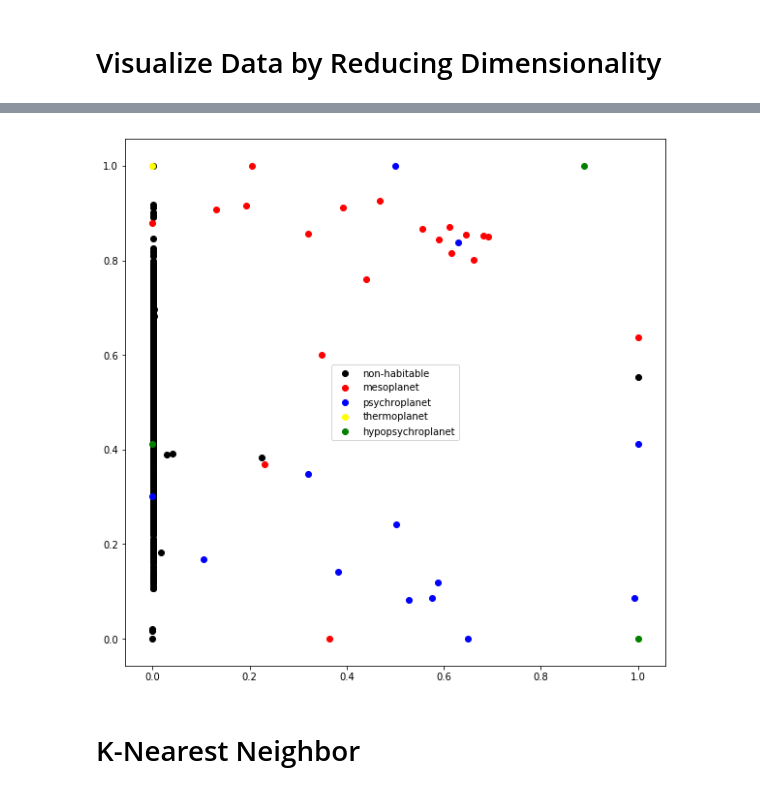
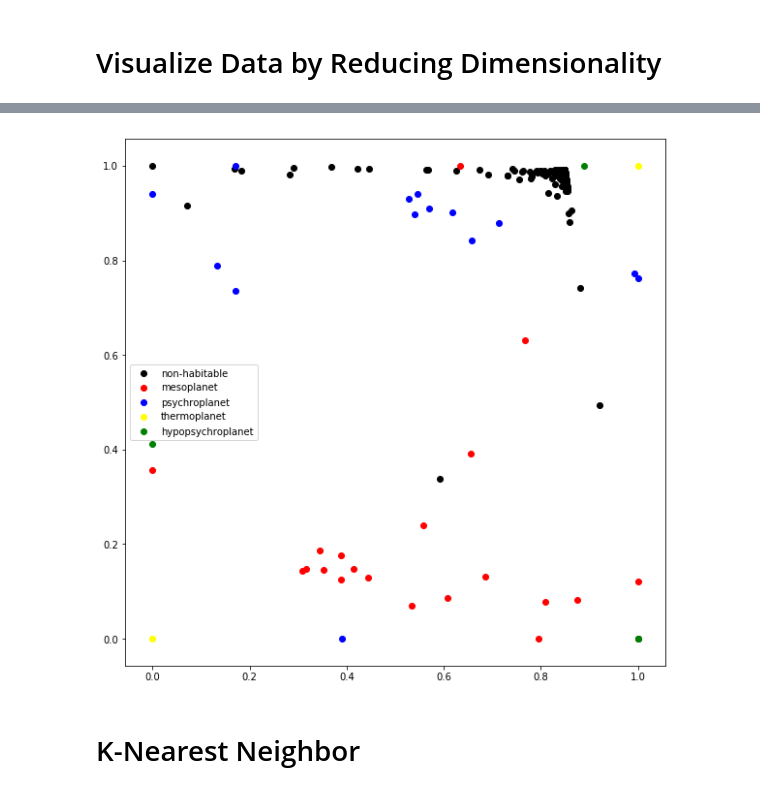
Before and after one commit to JstnClmnt/AI2-Machine-Learning, a Jupyter notebook: On Planetary Habitability.ipynb, the cells around one changed output, grey strips where cells are left out. Saved outputs shown, nothing was run; the diff lists cells and outputs as text; code cells hidden in the pictures.

Commit message:
added figures hehe

```diff
--- a/On Planetary Habitability.ipynb
+++ b/On Planetary Habitability.ipynb
@@ -28,7 +28,7 @@ warnings.filterwarnings('ignore')
 # Data Reading and Cleaning
 # %%
 df=pd.read_csv("phl_hec_all_confirmed.csv", error_bad_lines=False)
-df=df[["P. Name","P. Mass (EU)","P. Radius (EU)","P. Density (EU)","P. Gravity (EU)","P. Esc Vel (EU)","P. SFlux Mean (EU)","P. Teq Mean (K)","P. Ts Mean (K)","P. Surf Press (EU)","P. Period (days)","P. Sem Major Axis (AU)","P. Mean Distance (AU)","P. Eccentricity","S. Mass (SU)","S. Radius (SU)","S. Teff (K)","S. Luminosity (SU)","S. [Fe/H]","S. Hab Zone Min (AU)","S. Hab Zone Max (AU)","P. Habitable Class"]]
+df=df[["P. Name","P. Mass (EU)","P. Radius (EU)","P. Density (EU)","P. Gravity (EU)","P. Esc Vel (EU)","P. SFlux Mean (EU)","P. Teq Mean (K)","P. Surf Press (EU)","P. Period (days)","P. Sem Major Axis (AU)","P. Mean Distance (AU)","P. Eccentricity","S. Mass (SU)","S. Radius (SU)","S. Teff (K)","S. Luminosity (SU)","S. [Fe/H]","S. Hab Zone Min (AU)","S. Hab Zone Max (AU)","P. Habitable Class"]]
 df=df.dropna()
 df.head()
 # %% [output]
@@ -59,7 +59,8 @@ colors=["black","red","blue","yellow","green"]
 plt.figure(figsize=(10,10))
 for x in range(len(labels)):
     data=df[df["P. Habitable Class"]==labels[x]]
-    data=data[["P. Mass (EU)","P. Radius (EU)","P. Density (EU)","P. Gravity (EU)","P. Esc Vel (EU)","P. SFlux Mean (EU)","P. Teq Mean (K)","P. Ts Mean (K)","P. Surf Press (EU)","P. Period (days)","P. Sem Major Axis (AU)","P. Mean Distance (AU)","P. Eccentricity","S. Mass (SU)","S. Radius (SU)","S. Teff (K)","S. Luminosity (SU)","S. [Fe/H]","S. Hab Zone Min (AU)","S. Hab Zone Max (AU)"]]
+    print(labels[x]+":"+str(len(data)))
+    data=data[["P. Mass (EU)","P. Radius (EU)","P. Density (EU)","P. Gravity (EU)","P. Esc Vel (EU)","P. SFlux Mean (EU)","P. Teq Mean (K)","P. Surf Press (EU)","P. Period (days)","P. Sem Major Axis (AU)","P. Mean Distance (AU)","P. Eccentricity","S. Mass (SU)","S. Radius (SU)","S. Teff (K)","S. Luminosity (SU)","S. [Fe/H]","S. Hab Zone Min (AU)","S. Hab Zone Max (AU)"]]
     pca = sklearnPCA(n_components=2,random_state=0)
     reduced = pd.DataFrame(pca.fit_transform(data))
     reduced= (reduced - reduced.min())/(reduced.max() - reduced.min())
@@ -72,19 +78,19 @@ plt.show()
 # %%
 labels=df["P. Habitable Class"].unique().tolist()
 colors=["black","red","blue","yellow","green"]
 plt.figure(figsize=(10,10))
 for x in range(len(labels)):
     data=df[df["P. Habitable Class"]==labels[x]]
-    data=data[["P. Mass (EU)","P. Radius (EU)","P. Density (EU)","P. Gravity (EU)","P. Esc Vel (EU)","P. SFlux Mean (EU)","P. Teq Mean (K)","P. Ts Mean (K)","P. Surf Press (EU)","P. Period (days)","P. Sem Major Axis (AU)","P. Mean Distance (AU)","P. Eccentricity","S. Mass (SU)","S. Radius (SU)","S. Teff (K)","S. Luminosity (SU)","S. [Fe/H]","S. Hab Zone Min (AU)","S. Hab Zone Max (AU)"]]
+    data=data[["P. Mass (EU)","P. Radius (EU)","P. Density (EU)","P. Gravity (EU)","P. Esc Vel (EU)","P. SFlux Mean (EU)","P. Teq Mean (K)","P. Surf Press (EU)","P. Period (days)","P. Sem Major Axis (AU)","P. Mean Distance (AU)","P. Eccentricity","S. Mass (SU)","S. Radius (SU)","S. Teff (K)","S. Luminosity (SU)","S. [Fe/H]","S. Hab Zone Min (AU)","S. Hab Zone Max (AU)"]]
     ica = FastICA(n_components=2,max_iter=1000,random_state=0)
     reduced = pd.DataFrame(ica.fit_transform(data))
     reduced= (reduced - reduced.min())/(reduced.max() - reduced.min())
     plt.scatter(reduced[0], reduced[1], label=labels[x], c=colors[x])
 
 plt.legend()
 plt.show()
 # %% [output]
-[figure, old version]
+[figure, new version]
 # %% [markdown]
 # K-Nearest Neighbor
 # %% [markdown]
```
Also changed, not shown: parts of 12 cells of this notebook, 5 other files.
